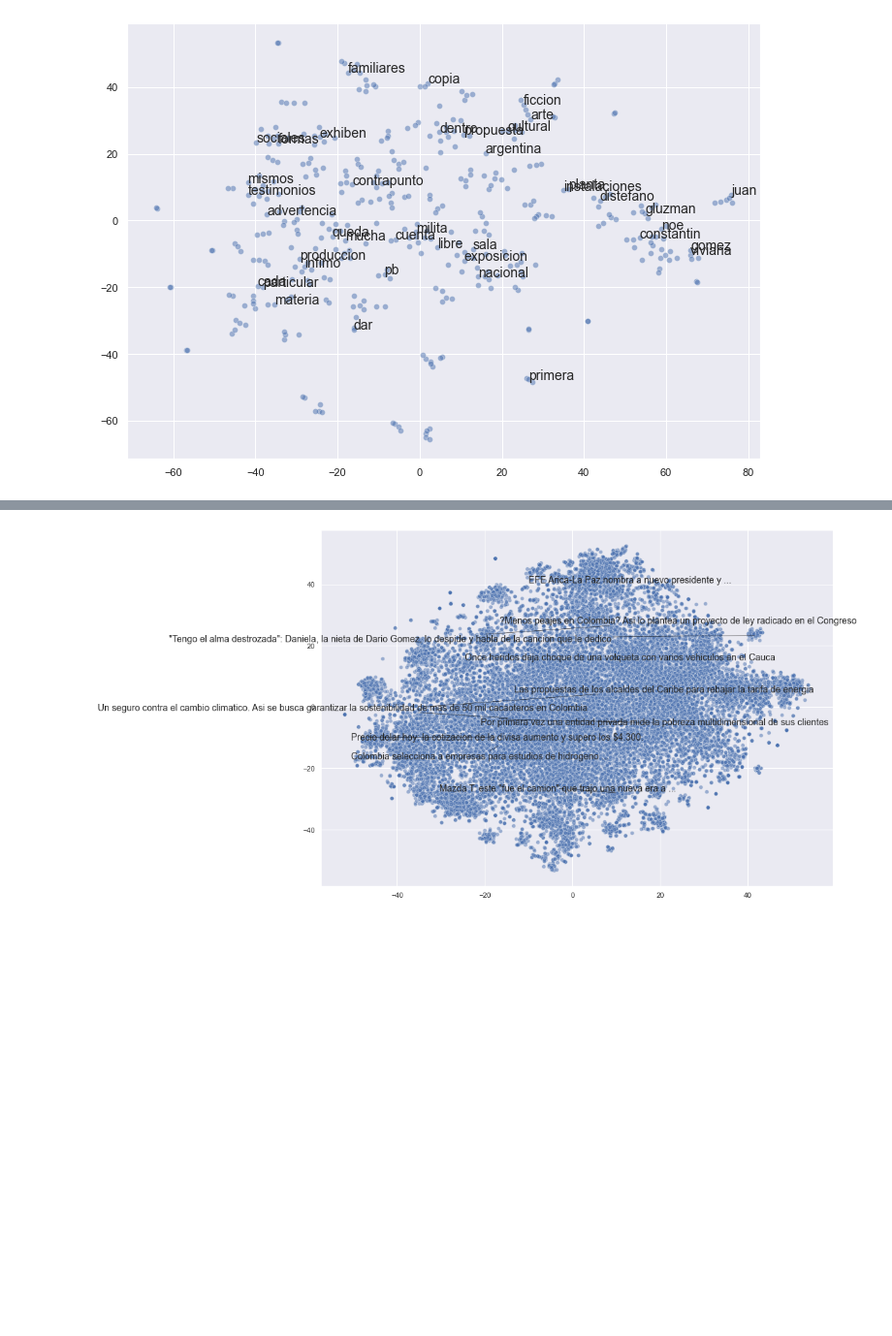
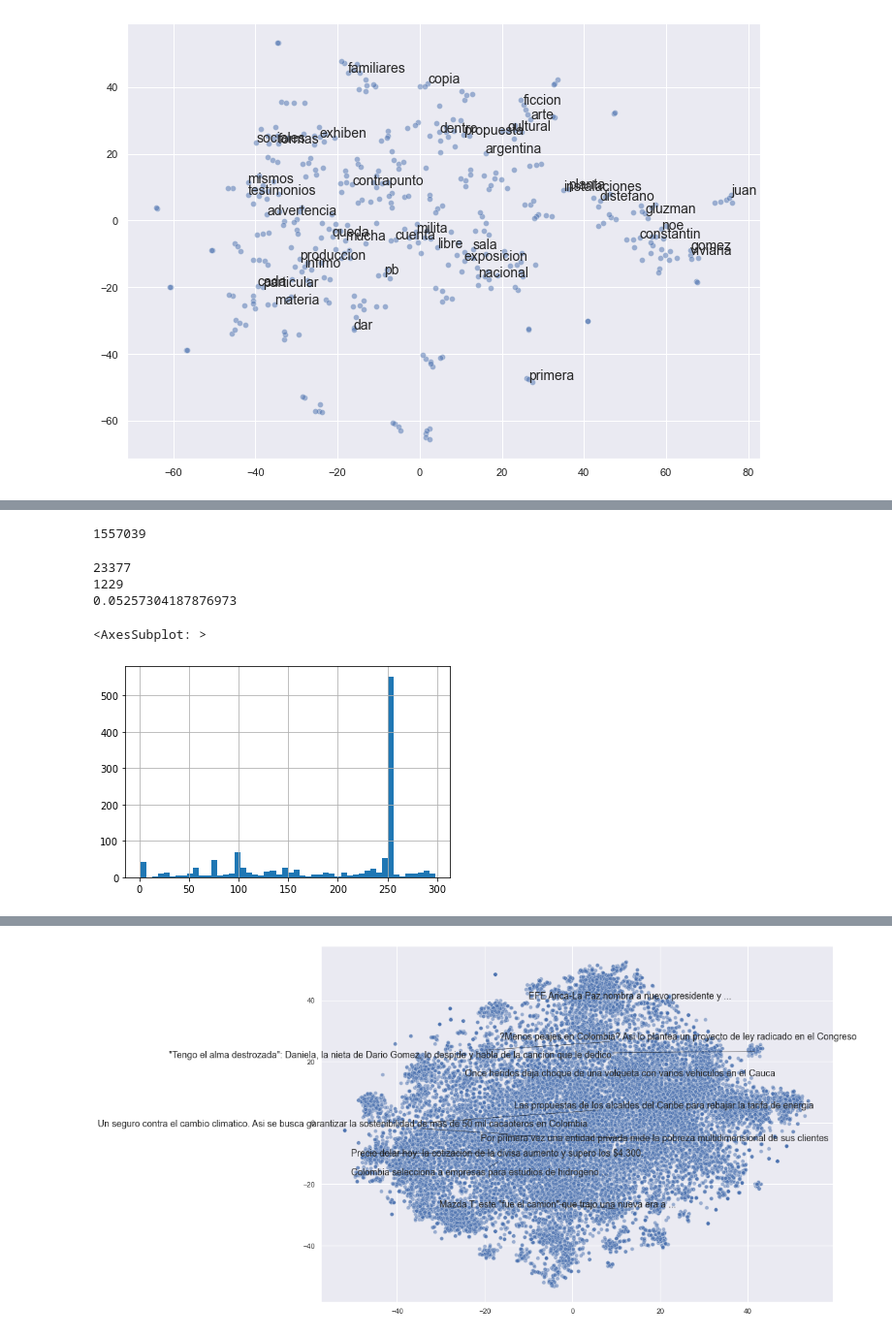
Before and after one commit to 3248ricamca/dataton2022-se_cayo_la_app, a Jupyter notebook: src/models/embedding.ipynb, the cells around one changed output, grey strips where cells are left out. Shown at 97% size. Saved outputs shown, nothing was run; the diff lists cells and outputs as text; code cells hidden in the pictures; blank space fills up the shorter version.

```diff
--- a/src/models/embedding.ipynb
+++ b/src/models/embedding.ipynb
@@ -170,21 +201,38 @@ plt.show()
 IndexError: index 400 is out of bounds for axis 0 with size 400
 [figure]
 # %%
-titles_list = list(noticias['news_title'])
+titles_list = list(noticias['news_text_content'])
 
 x = []
-for doc in data_titulas: # append the vector for each document
+for doc in data: # append the vector for each document
     try:
         output = document_vector(model2, doc, vocab=vocab)
     except:
-        output = None
+        output = np.zeros(100)
     x.append(output)
 
-lista_val = [i for i in range(len(x)) if x[i] is None]
-
-lista_val_clean = [i for i in range(len(x)) if i not in lista_val]
-
-x = [x[i] for i in lista_val_clean]
-titles_list = [titles_list[i] for i in lista_val_clean]
+# lista_val = [i for i in range(len(x)) if x[i] is None]
+# lista_val_clean = [i for i in range(len(x)) if i not in lista_val]
+# x = [x[i] for i in lista_val_clean]
+# titles_list = [titles_list[i] for i in lista_val_clean]
 
 X = np.array(x) # list to array
+# %%
+variables = ["macroeconomia","sostenibilidad","regulaciones","reputacion","alianzas","innovacion"]
+
+def df_categoria_noticia(df_noticas,lista_temas,modelo,vector_promedio_noticias):
+
+    diccionario_resultados = {}
+    for variable in lista_temas:
+        vector_tema = modelo.wv[variable]
+        similitud_noticias = [similitud(a,vector_tema) for a in vector_promedio_noticias]
+        diccionario_resultados[variable] = similitud_noticias
+
+    resultados_temas = pd.DataFrame(diccionario_resultados)
+    resultados_temas['Categoria'] = resultados_temas.idxmax(axis=1)
+
+    df_salida = pd.concat([df_noticas,resultados_temas],axis=1)
+
+    return df_salida
+# %%
+salida_categorias = df_categoria_noticia(df_noticas=noticias,lista_temas=variables,modelo=model2,vector_promedio_noticias=X)
@@ -190,0 +291,18 @@ X = np.array(x) # list to array
+# %%
+salida_categorias['len_content'].max()
+# %% [output]
+1557039
+# %%
+salida_categorias_filtro = salida_categorias[salida_categorias['len_content']<300]
+print(salida_categorias.shape[0])
+print(salida_categorias_filtro.shape[0])
+print(salida_categorias_filtro.shape[0]/salida_categorias.shape[0])
+# %% [output]
+23377
+1229
+0.05257304187876973
+# %%
+salida_categorias_filtro['len_content'].hist(bins=50)
+# %% [output]
+<AxesSubplot: >
+[figure, added]
```
Also changed, not shown: parts of 12 cells of this notebook.
